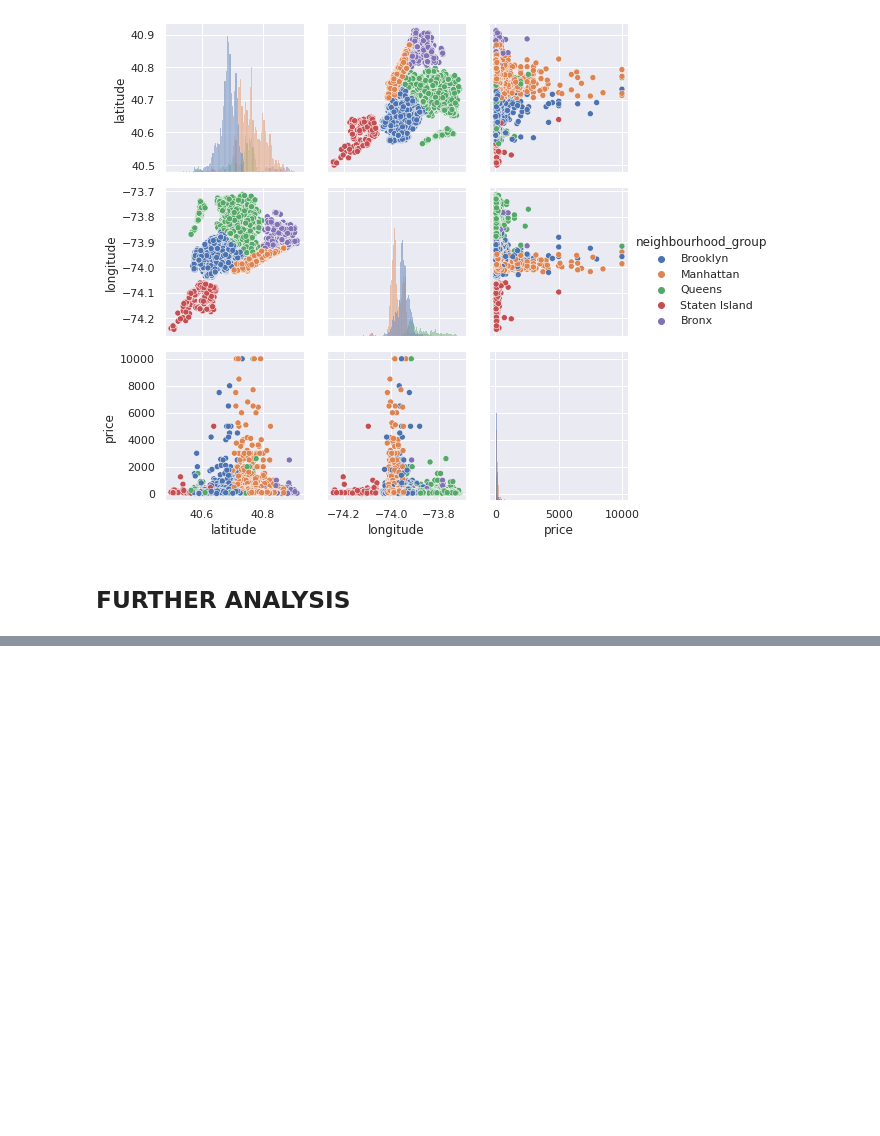
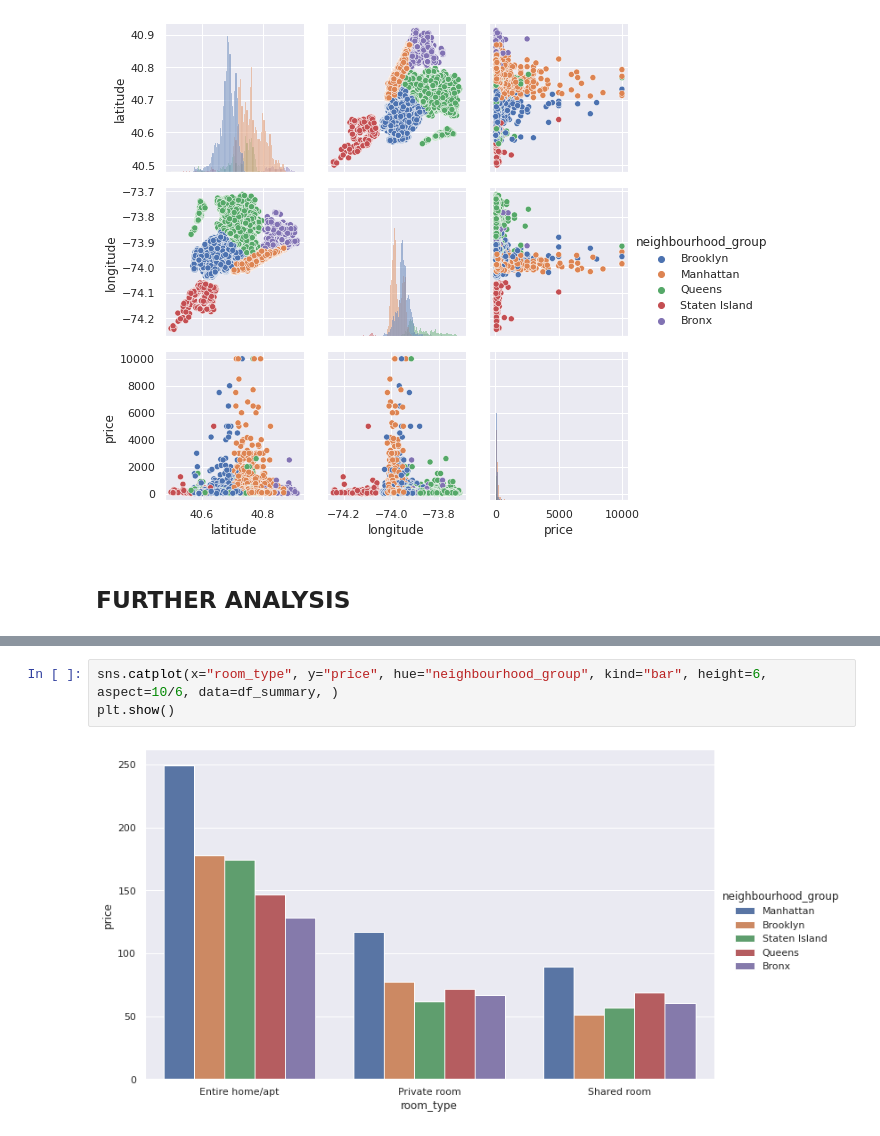
Before and after one commit to jgayosof/11.exploratory-data-analysis-proyect-tutorial, a Jupyter notebook: src/explore.ipynb, the cells around one changed output, grey strips where cells are left out. Drawn from its saved outputs; the diff is of its cells as text; blank space fills up the shorter version.

```diff
--- a/src/explore.ipynb
+++ b/src/explore.ipynb
@@ -402,0 +461,5 @@ pd.DataFrame(df1).sort_values(by='room_type')
+# %%
+sns.catplot(x="room_type", y="price", hue="neighbourhood_group", kind="bar", height=6, aspect=10/6, data=df_summary, )
+plt.show()
+# %% [output]
+[figure, added]
```
Also changed, not shown: parts of 11 cells of this notebook, 1 other file.
